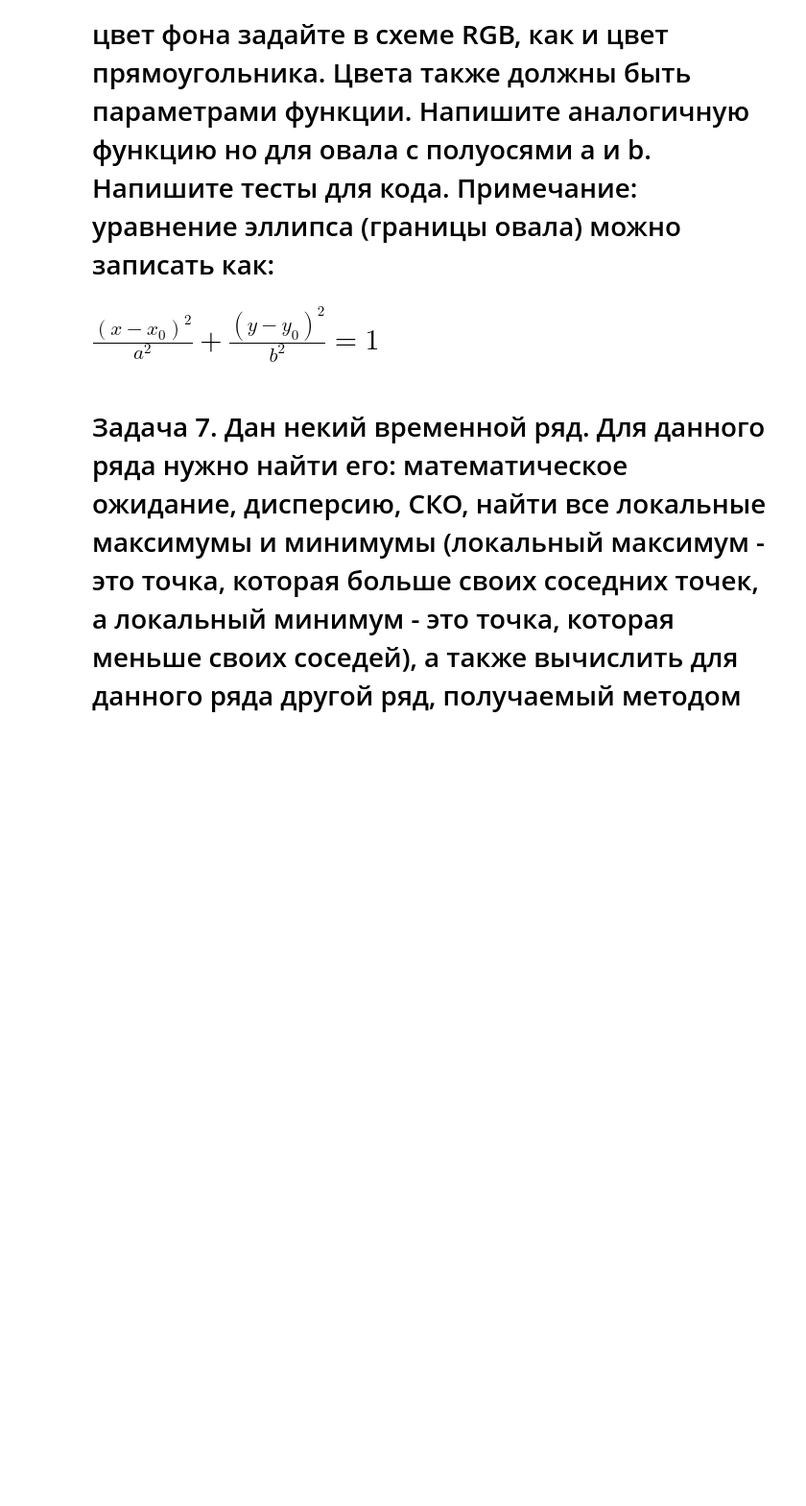
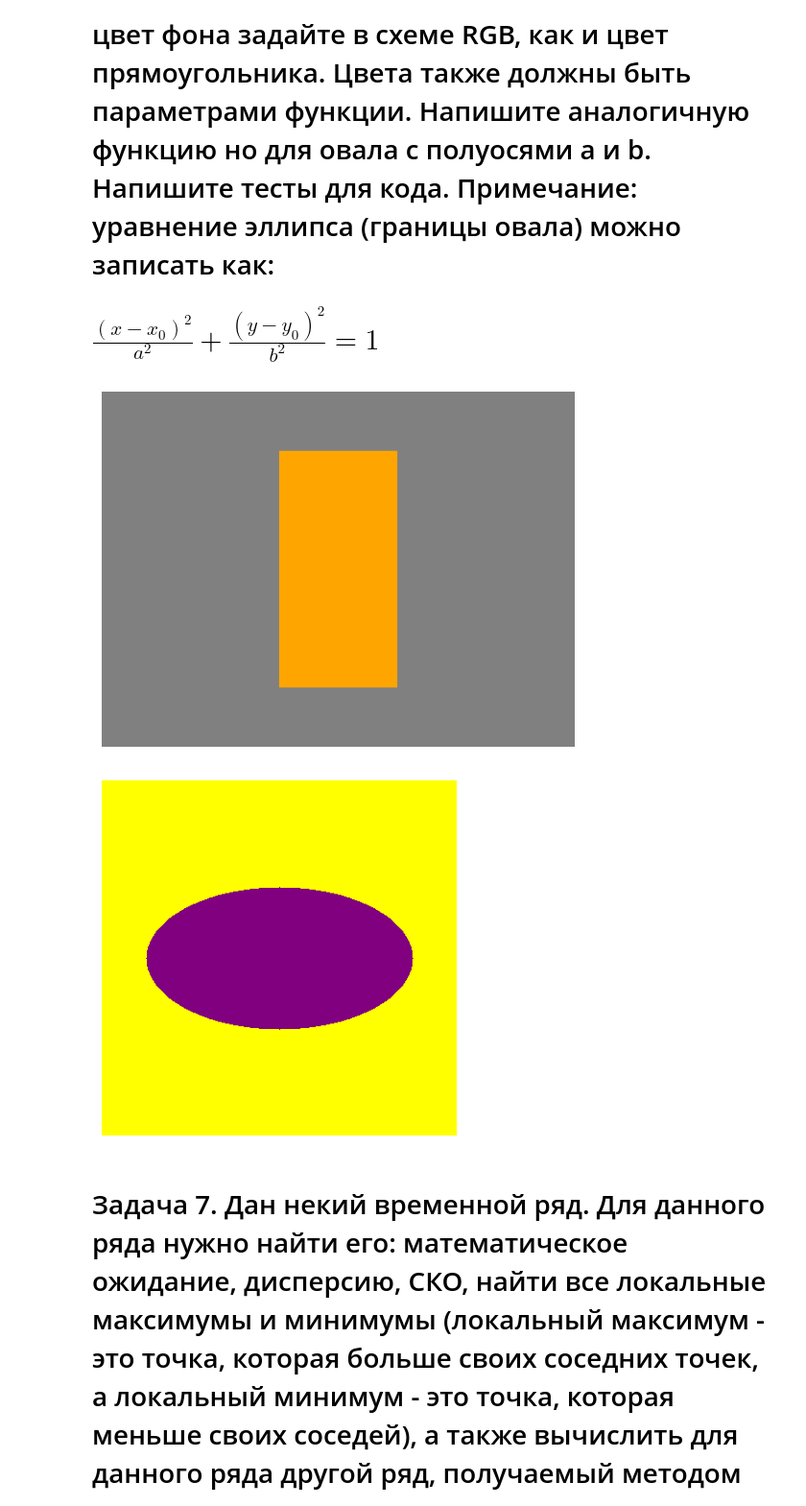
Before and after one commit to danimuchi/lab1, a Jupyter notebook: numpy.ipynb, the cells around one changed output. Shown at 96% size. Cells and saved outputs as stored; diff of their text form; code cells hidden in the pictures; blank space fills up the shorter version.

```diff
--- a/numpy.ipynb
+++ b/numpy.ipynb
@@ -166,36 +145,37 @@ test_chess()
 <h1>$\frac{(x-x_0)^2}{a^2}+\frac{(y-y_0)^2}{b^2}=1$
 # %%
 def draw_rectangle(a, b, m, n, rectangle_color, background_color):
-    image = np.full((m, n, 3), background_color)
-    x_start = (m - a) // 2
-    y_start = (n - b) // 2
-    image[x_start:x_start+a, y_start:y_start+b] = rectangle_color
+    image = np.full((m, n, 3), background_color, dtype=np.uint8)
+
+    start_row = (m - a) // 2
+    end_row = start_row + a
+    start_col = (n - b) // 2
+    end_col = start_col + b
+    image[start_row:end_row, start_col:end_col] = rectangle_color
+
     plt.imshow(image)
     plt.axis('off')
     plt.show()
 
 def draw_ellipse(a, b, m, n, ellipse_color, background_color):
-    image = np.full((m, n, 3), background_color)
-    x0, y0 = m // 2, n // 2
+    image = np.full((m, n, 3), background_color, dtype=np.uint8)
 
-    for x in range(m):
-        for y in range(n):
-            if ((x - x0)**2 / a**2 + (y - y0)**2 / b**2) <= 1:
-                image[x, y] = ellipse_color
+    x0 = m // 2
+    y0 = n // 2
+    x, y = np.meshgrid(np.arange(m), np.arange(n))
+
+    distances = ((x - x0) / a) ** 2 + ((y - y0) / b) ** 2
+    image[distances <= 1] = ellipse_color
 
     plt.imshow(image)
     plt.axis('off')
     plt.show()
 
-# Тесты (визуальные проверки)
-def test_drawing():
-    print("Прямоугольник 100x50 на изображении 200x200")
-    draw_rectangle(100, 50, 200, 200, [255, 0, 0], [0, 0, 0])
-
-    print("Овал с полуосями 80x40 на изображении 200x200")
-    draw_ellipse(80, 40, 200, 200, [0, 255, 0], [0, 0, 0])
-
-test_drawing()
+draw_rectangle (200,100, 300, 400, [255,165,0], [128,128,128])
+draw_ellipse (150,80,400,400,[128,0,128],[255,255,0])
+# %% [output]
+[figure, added]
+[figure, added]
 # %% [markdown]
 <h1>Задача 7. Дан некий временной ряд. Для данного ряда нужно найти его: математическое ожидание, дисперсию, СКО, найти все локальные максимумы и минимумы (локальный максимум - это точка, которая больше своих соседних точек, а локальный минимум - это точка, которая меньше своих соседей), а также вычислить для данного ряда другой ряд, получаемый методом скользящего среднего с размером окна $p$.
 <h1>Примечание: метод скользящего среднего подразумевает нахождение среднего из подмножетсва ряда размером $p$
```
Also changed, not shown: parts of 11 cells of this notebook, 1 other file.
